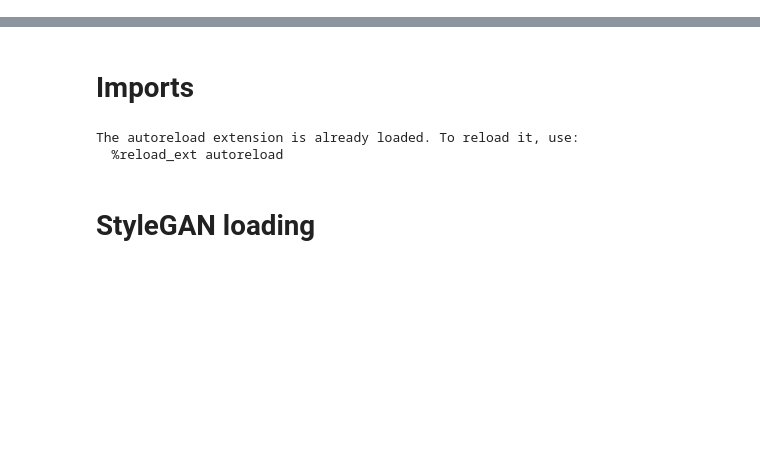
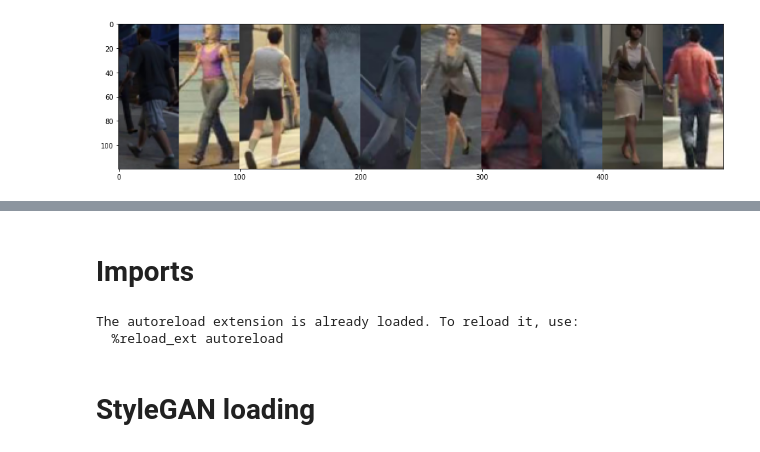
Before and after one commit to mirmashel/cycleGAN_and_re-id, a Jupyter notebook: stylegan/test_realisation.ipynb, the cells around one changed output, grey strips where cells are left out. Saved outputs shown, nothing was run; the diff lists cells and outputs as text; code cells hidden in the pictures; blank space fills up the shorter version.

```diff
--- a/stylegan/test_realisation.ipynb
+++ b/stylegan/test_realisation.ipynb
@@ -234,0 +58,27 @@ g_running.load_state_dict(new_ckpt_g)
+# %%
+def show_resized_images(images):
+    num_cols = 10
+    num_rows = 1
+    target_shape = (120, 50)
+    result_image = np.zeros((num_rows * target_shape[0], num_cols * target_shape[1], 3), dtype = np.float32)
+    for nr in range(num_rows):
+        for nc in range(num_cols):
+            im = images[nr * num_cols + nc]
+            if len(im.size()) == 4:
+                im = im[0]
+            im = torch.clamp(im, -1, 1).detach().cpu().numpy()
+            im = (np.transpose(im, (1, 2, 0)) + 1) / 2.0 * 255.0
+            im = sk_transform.resize(im, target_shape)
+            result_image[target_shape[0] * nr:target_shape[0] * (nr + 1), target_shape[1] * nc:target_shape[1] * (nc + 1), :] = im[:, :, :]
+    plt.figure(figsize=(16, 10))
+    plt.imshow(result_image.astype(np.uint8))
+    plt.show()
+# %%
+random.seed(0)
+fixed_idxs = [random.randint(0, len(dataset)) for i in range(10)]
+random.seed(time())
+image_batch = torch.cat([dataset[i]['img_from'].unsqueeze(0) for i in fixed_idxs], 0)
+# %%
+show_resized_images(image_batch)
+# %% [output]
+[figure, added]
```
Also changed, not shown: parts of 39 cells of this notebook, 3 other files.
